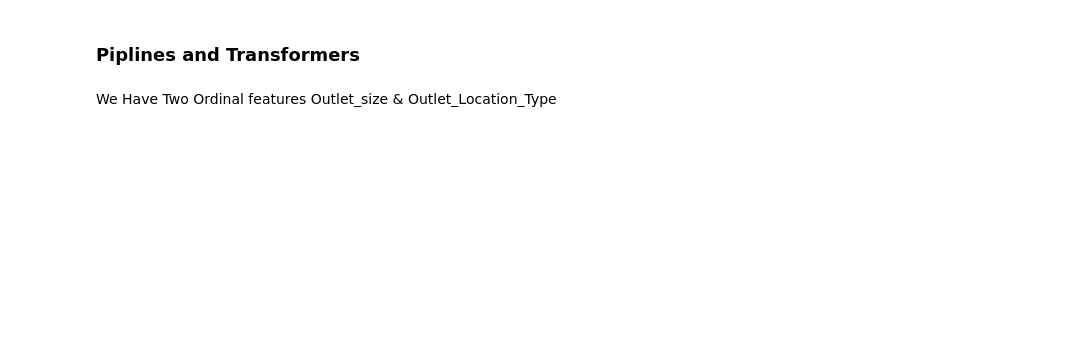
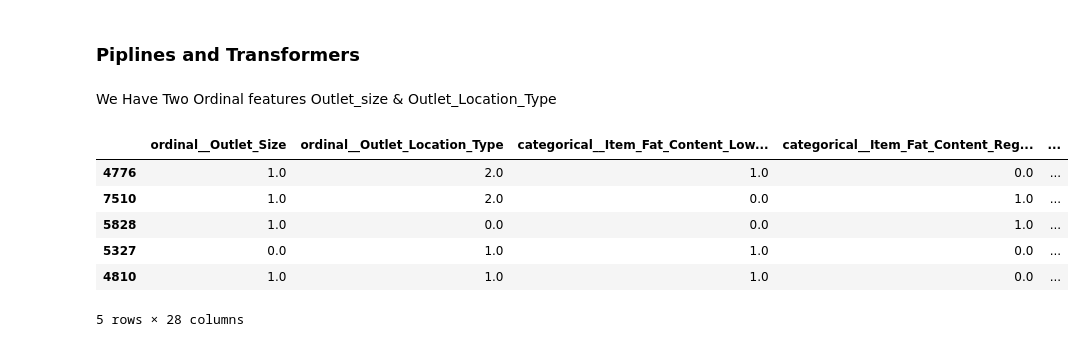
Before and after one commit to AymanAlnajjar/Prediction-of-Product-Sales, a Jupyter notebook: Prediction_of_Product_Sale.ipynb, the cells around one changed output. Saved outputs shown, nothing was run; the diff lists cells and outputs as text; code cells hidden in the pictures; blank space fills up the shorter version.

```diff
--- a/Prediction_of_Product_Sale.ipynb
+++ b/Prediction_of_Product_Sale.ipynb
@@ -287,52 +287,50 @@ X_train.head()
 # %% [markdown]
 We Have Two Ordinal features Outlet_size & Outlet_Location_Type
 # %%
-ordinal_mappings = {
-    "Outlet_Size": [["Small", "Medium", "High"]],
-    "Outlet_Location_Type": [["Tier 1", "Tier 2", "Tier 3"]]}
 
+# Ordinal Encoder
+ord_cols = ["Outlet_Size", "Outlet_Location_Type"]
+size_order = ['Small','Medium','High']
+location_order = ['Tier 1','Tier 2','Tier 3']
+ord_encoder = OrdinalEncoder(categories=[size_order,location_order])
 # Create Ordinal pipeline
-ordinal_pipe = make_pipeline(SimpleImputer(strategy="most_frequent"),OrdinalEncoder(categories=[ordinal_mappings["Outlet_Size"][0],ordinal_mappings["Outlet_Location_Type"][0]])
-)
-
-# ============================
-# Split feature groups
-# ============================
-ordinal_features = ["Outlet_Size", "Outlet_Location_Type"]
-
+ordinal_pipe = make_pipeline(SimpleImputer(strategy="most_frequent"),ord_encoder)
+# Numerical Encoder
+num_cols = X_train.select_dtypes('number').columns
+mean_imputer = SimpleImputer(strategy="mean")
+scaler = StandardScaler()
+numeric_pipe = make_pipeline(mean_imputer, scaler)
 # Keep the rest categorical as nominal
-cat_features = [col for col in X.columns
-                if X[col].dtype == "object" and col not in ordinal_features]
-
-# ============================
-# Pipelines
-# ============================
-# Nominal categorical pipeline
+cat_cols = X_train.select_dtypes('object').drop(columns=ord_cols).columns
+# Categorical pipeline
 cat_pipe = make_pipeline(
     SimpleImputer(strategy="most_frequent"),
-    OneHotEncoder(handle_unknown="ignore", sparse=False)
+    OneHotEncoder(handle_unknown="ignore", sparse_output=False)
 )
 
 # Numeric pipeline
 num_pipe = make_pipeline(
     SimpleImputer(strategy="mean"),
     StandardScaler()
 )
 
-# ============================
-# Final ColumnTransformer
-# ============================
+
 preprocessor = ColumnTransformer([
-    ("ordinal", ordinal_pipe, ordinal_features),
-    ("categorical", cat_pipe, cat_features),
+    ("ordinal", ordinal_pipe, ord_cols),
+    ("categorical", cat_pipe, cat_cols),
     ("numeric", num_pipe, make_column_selector(dtype_include="number"))
 ])
 
-# ============================
-# Fit-Transform Example
-# ============================
+
 X_train_prepared = preprocessor.fit_transform(X_train)
 X_test_prepared = preprocessor.transform(X_test)
 
-print("Train shape:", X_train_prepared.shape)
-print("Test shape:", X_test_prepared.shape)
+X_train_prepared.head()
+# %% [output]
+|  | ordinal__Outlet_Size | ordinal__Outlet_Location_Type | categorical__Item_Fat_Content_Low... | categorical__Item_Fat_Content_Reg... | ... |
+| 4776 | 1.0 | 2.0 | 1.0 | 0.0 | ... |
+| 7510 | 1.0 | 2.0 | 0.0 | 1.0 | ... |
+| 5828 | 1.0 | 0.0 | 0.0 | 1.0 | ... |
+| 5327 | 0.0 | 1.0 | 1.0 | 0.0 | ... |
+| 4810 | 1.0 | 1.0 | 1.0 | 0.0 | ... |
+5 rows × 28 columns
```
Also changed, not shown: parts of 4 cells of this notebook.
